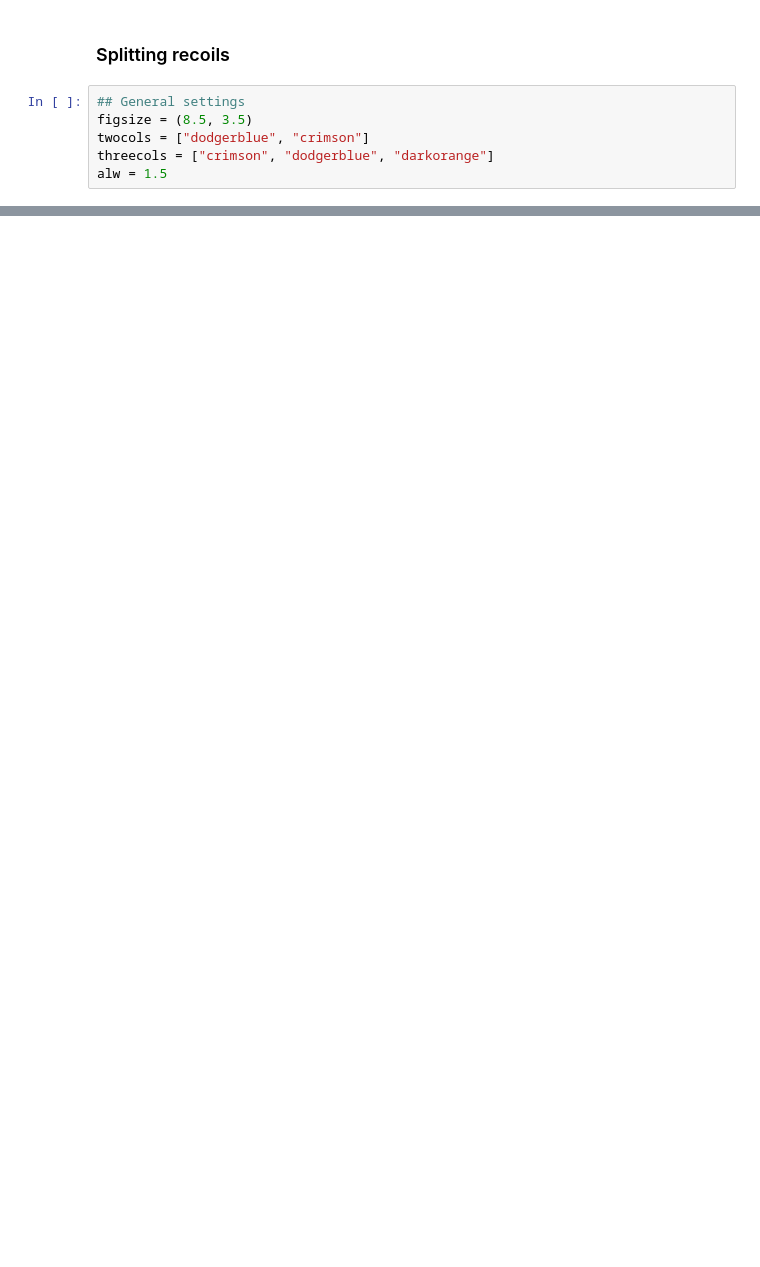
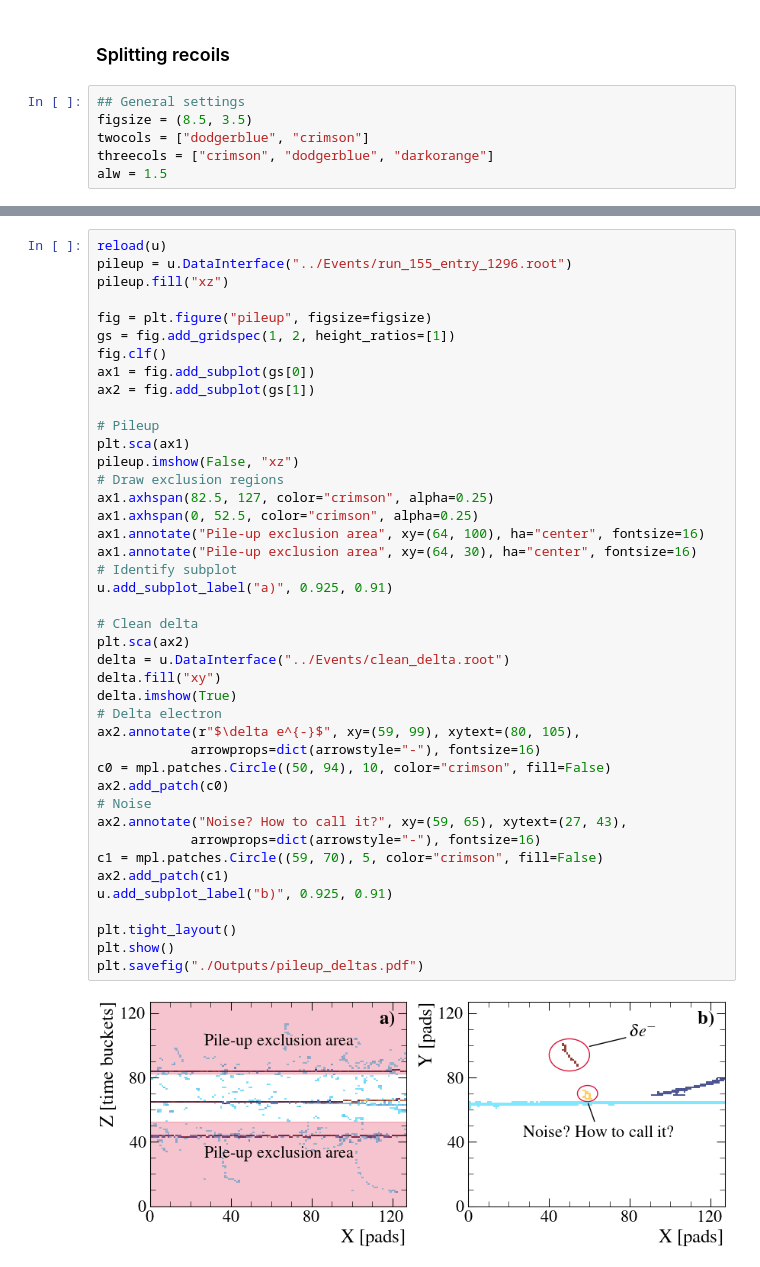
Before and after one commit to loopset/e796-analysis, a Jupyter notebook: Publications/Code/mpl/filtering.ipynb, the cells around one changed output, grey strips where cells are left out. Saved outputs shown, nothing was run; the diff lists cells and outputs as text; blank space fills up the shorter version.

```diff
--- a/Publications/Code/mpl/filtering.ipynb
+++ b/Publications/Code/mpl/filtering.ipynb
@@ -98,0 +103,44 @@ plt.savefig("./Outputs/merge.pdf")
+# %%
+reload(u)
+pileup = u.DataInterface("../Events/run_155_entry_1296.root")
+pileup.fill("xz")
+
+fig = plt.figure("pileup", figsize=figsize)
+gs = fig.add_gridspec(1, 2, height_ratios=[1])
+fig.clf()
+ax1 = fig.add_subplot(gs[0])
+ax2 = fig.add_subplot(gs[1])
+
+# Pileup
+plt.sca(ax1)
+pileup.imshow(False, "xz")
+# Draw exclusion regions
+ax1.axhspan(82.5, 127, color="crimson", alpha=0.25)
+ax1.axhspan(0, 52.5, color="crimson", alpha=0.25)
+ax1.annotate("Pile-up exclusion area", xy=(64, 100), ha="center", fontsize=16)
+ax1.annotate("Pile-up exclusion area", xy=(64, 30), ha="center", fontsize=16)
+# Identify subplot
+u.add_subplot_label("a)", 0.925, 0.91)
+
+# Clean delta
+plt.sca(ax2)
+delta = u.DataInterface("../Events/clean_delta.root")
+delta.fill("xy")
+delta.imshow(True)
+# Delta electron
+ax2.annotate(r"$\delta e^{-}$", xy=(59, 99), xytext=(80, 105),
+            arrowprops=dict(arrowstyle="-"), fontsize=16)
+c0 = mpl.patches.Circle((50, 94), 10, color="crimson", fill=False)
+ax2.add_patch(c0)
+# Noise
+ax2.annotate("Noise? How to call it?", xy=(59, 65), xytext=(27, 43),
+            arrowprops=dict(arrowstyle="-"), fontsize=16)
+c1 = mpl.patches.Circle((59, 70), 5, color="crimson", fill=False)
+ax2.add_patch(c1)
+u.add_subplot_label("b)", 0.925, 0.91)
+
+plt.tight_layout()
+plt.show()
+plt.savefig("./Outputs/pileup_deltas.pdf")
+# %% [output]
+[figure, added]
```
Also changed, not shown: parts of 5 cells of this notebook, 9 other files.
